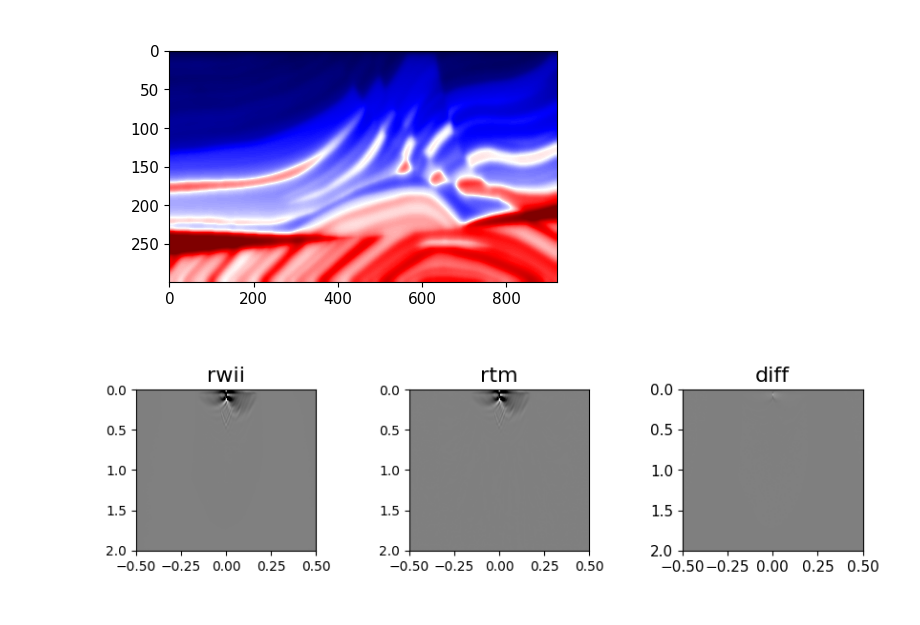
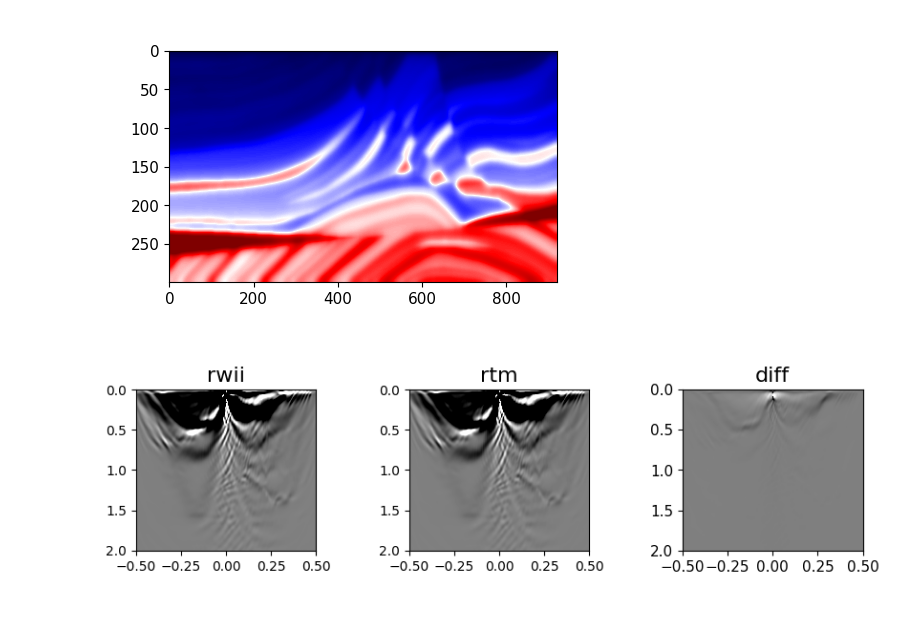
Before and after one commit to fffarias/rwii, a Jupyter notebook: examples/marmousi.ipynb, the cells around one changed output. Saved outputs shown, nothing was run; the diff lists cells and outputs as text; code cells hidden in the pictures.

```diff
--- a/examples/marmousi.ipynb
+++ b/examples/marmousi.ipynb
@@ -89,6 +89,6 @@ rwii = (Gamma_w-Gamma_u) /(2*alpha);
 # %%
 title = ["rwii", "rtm", "diff"]
 a = [rwii, reshape(g_adj, shape[1], shape[2]), reshape(g_adj, shape[1], shape[2])-rwii]
-MultiSeisPlotTX(a, title=title, cmap="gray", hbox=3, wbox=3, vmin=-1e14, vmax=1e14);
+MultiSeisPlotTX(a, title=title, cmap="gray", hbox=3, wbox=3, vmin=-1e13, vmax=1e13);
 # %% [output]
-[figure, old version]
+[figure, new version]
```
Also changed, not shown: 1 other file.
